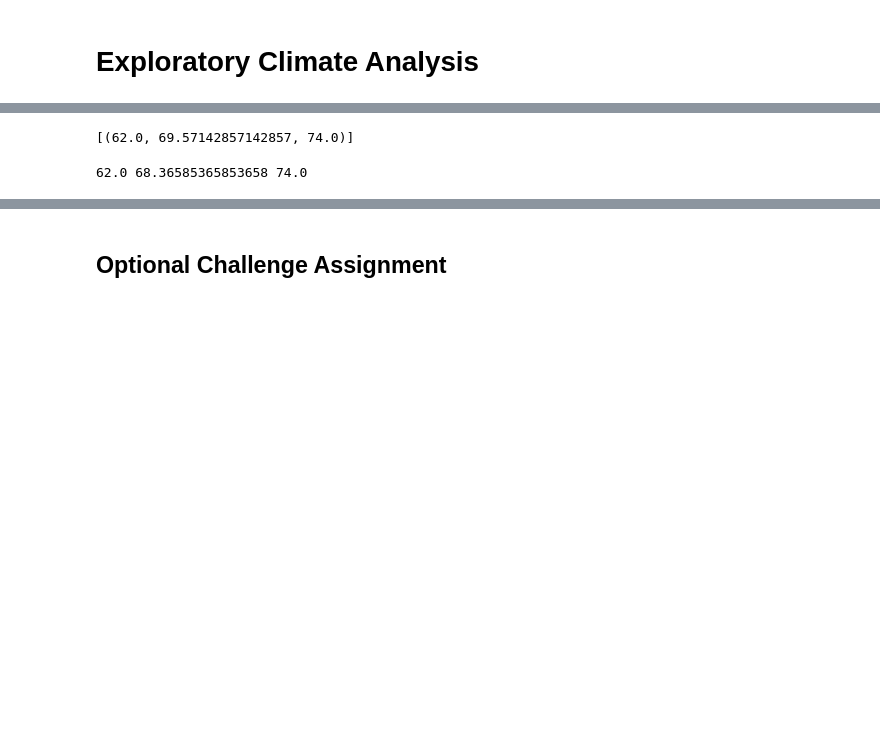
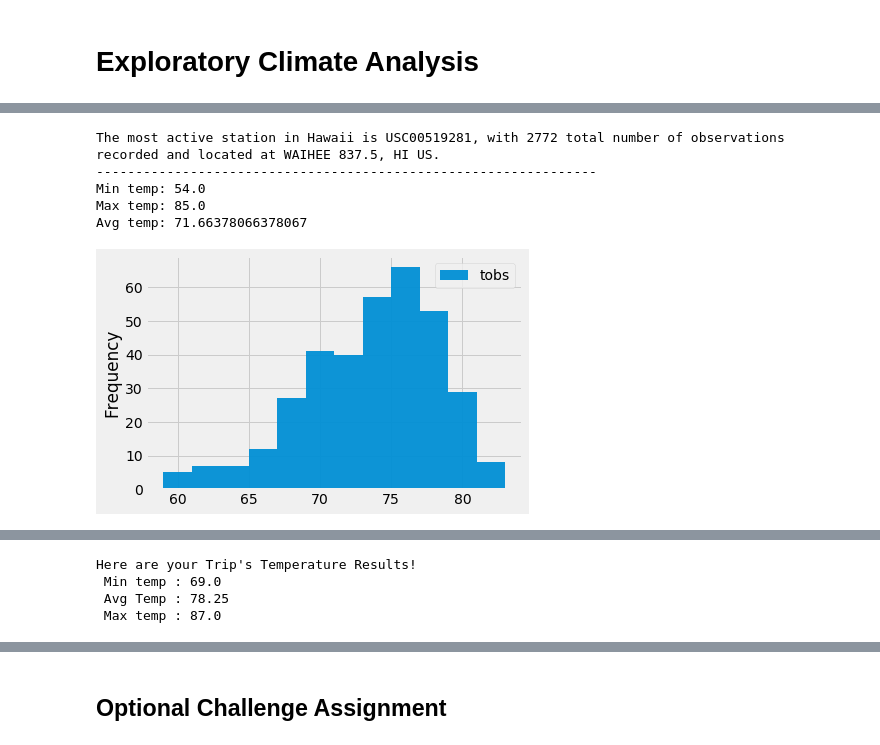
Before and after one commit to rjm3q/Postgre-SQL-Alchemy-Surfs-Up-, a Jupyter notebook: climate_starter.ipynb, the cells around one changed output, grey strips where cells are left out. Saved outputs shown, nothing was run; the diff lists cells and outputs as text; code cells hidden in the pictures; blank space fills up the shorter version.

```diff
--- a/climate_starter.ipynb
+++ b/climate_starter.ipynb
@@ -80,6 +121,34 @@ session = Session(engine)
+# %%
+# Using the station id from the previous query, calculate the lowest temperature recorded,
+# highest temperature recorded, and average temperature most active station?
+temp= session.query(func.min(Measurement.tobs), func.max(Measurement.tobs), func.avg(Measurement.tobs)).filter(Measurement.station == 'USC00519281').first()
+
+print(f"The most active station in Hawaii is {activestation[0]}, with {activestation[1]} total number of observations recorded and located at {tstation[0]}.")
+print("----------------------------------------------------------------")
+print(f"Min temp: {temp[0]}")
+print(f"Max temp: {temp[1]}")
+print(f"Avg temp: {temp[2]}")
+# %% [output]
+The most active station in Hawaii is USC00519281, with 2772 total number of observations recorded and located at WAIHEE 837.5, HI US.
+----------------------------------------------------------------
+Min temp: 54.0
+Max temp: 85.0
+Avg temp: 71.66378066378067
 # %%
 # Choose the station with the highest number of temperature observations.
+
+pstation= session.query(Measurement.tobs, Measurement.date).filter(Measurement.station == 'USC00519281').filter(Measurement.date <= '2017-08-23').\
+        filter(Measurement.date >= '2016-08-23')
+tempdf= pd.read_sql(pstation.statement, session.bind)
+tempdf.sort_values('tobs')
+tempdf.describe()
 # Query the last 12 months of temperature observation data for this station and plot the results as a histogram
+popStation= pp.hist(tempdf['tobs'], bins=12, alpha=0.95)
+pp.ylabel('Frequency')
+pp.legend(['tobs'])
+pp.show(popStation)
+# %% [output]
+[figure, added]
 # %% [markdown]
 ![precipitation](Images/station-histogram.png)
 # %%
@@ -95,19 +164,29 @@ def calc_temps(start_date, end_date):
     Returns:
         TMIN, TAVE, and TMAX
     """
+    startDate = start_date
+    endDate = end_date
 
-    return session.query(func.min(Measurement.tobs), func.avg(Measurement.tobs), func.max(Measurement.tobs)).\
-        filter(Measurement.date >= start_date).filter(Measurement.date <= end_date).all()
+    calcTemp = session.query(func.min(Measurement.tobs), func.avg(Measurement.tobs), func.max(Measurement.tobs)).\
+    filter(and_(Measurement.date >= start_date, Measurement.date <= end_date)).all()
 
-# function usage example
-print(calc_temps('2012-02-28', '2012-03-05'))
+    return calcTemp
+
+# call fucntion and used for loop to obtain each element inside the 'return' tuple
+for reslt in calc_temps('2017-07-01', '2017-07-15'):
+    print("Here are your Trip's Temperature Results!")
+    print(f" Min temp : {reslt[0]}")
+    print(f" Avg Temp : {reslt[1]}")
+    print(f" Max temp : {reslt[2]}")
 # %% [output]
-[(62.0, 69.57142857142857, 74.0)]
+Here are your Trip's Temperature Results!
+ Min temp : 69.0
+ Avg Temp : 78.25
+ Max temp : 87.0
 # %%
 # Use your previous function `calc_temps` to calculate the tmin, tavg, and tmax
 # for your trip using the previous year's data for those same dates.
+tmin, tavg, tmax = calc_temps('2017-07-01', '2017-07-15')[0]
-# %% [output]
-62.0 68.36585365853658 74.0
 # %%
 # Plot the results from your previous query as a bar chart.
 # Use "Trip Avg Temp" as your Title
```
Also changed, not shown: parts of 12 cells of this notebook, 1 other file.
